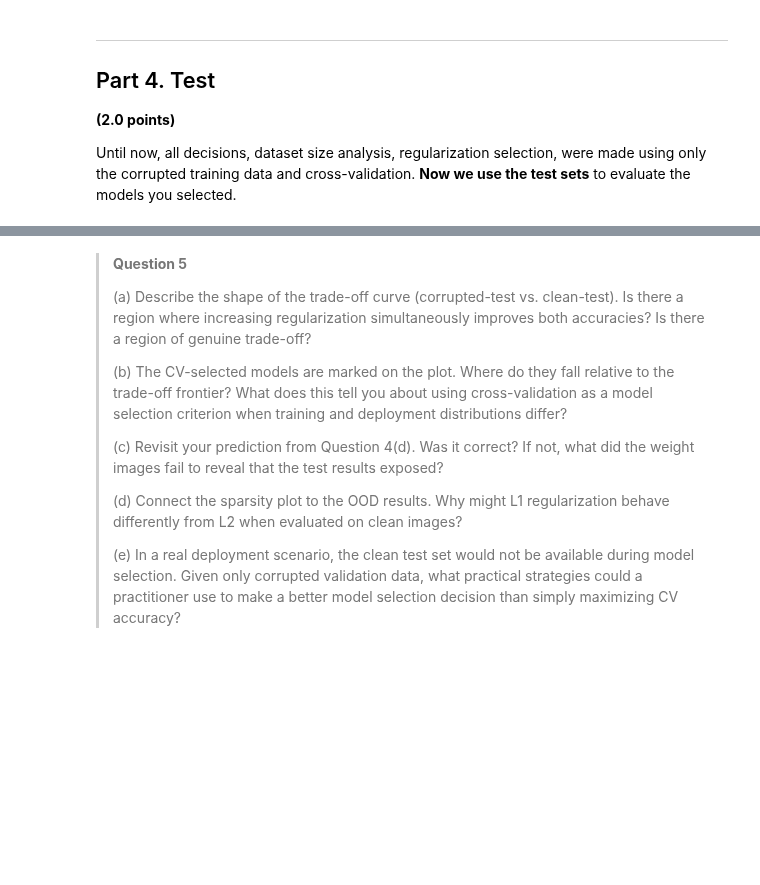
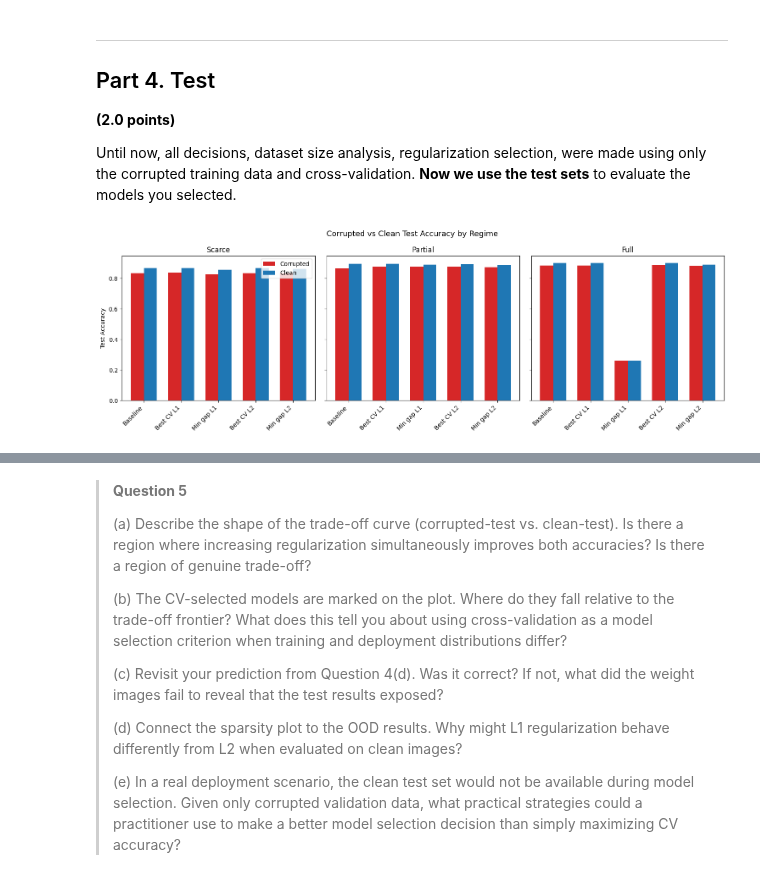
Before and after one commit to thidorta/mc886-projects, a Jupyter notebook: project2/mc886_1s2025_assignment_2.ipynb, the cells around one changed output, grey strips where cells are left out. Cells and saved outputs as stored; diff of their text form; code cells hidden in the pictures; blank space fills up the shorter version.

```diff
--- a/project2/mc886_1s2025_assignment_2.ipynb
+++ b/project2/mc886_1s2025_assignment_2.ipynb
@@ -558,4 +703,87 @@ Inspect the weight images of your chosen models and describe what you observe.
 Until now, all decisions, dataset size analysis, regularization selection, were made using only the corrupted training data and cross-validation.
 **Now we use the test sets** to evaluate the models you selected.
 # %%
-# Load the test dataset and evaluate all the chosen models for each data regime
+X_test_corr = np.load("data/test/test_images.npy")
+y_test_corr = np.load("data/test/test_labels.npy")
+X_test_clean = np.load("data/test/clean_images.npy")
+y_test_clean = np.load("data/test/clean_labels.npy")
+
+X_test_corr_proc = preprocess_images(X_test_corr)
+X_test_clean_proc = preprocess_images(X_test_clean)
+
+X_test_corr_t, y_test_corr_t = to_torch(X_test_corr_proc, y_test_corr)
+X_test_clean_t, y_test_clean_t = to_torch(X_test_clean_proc, y_test_clean)
+
+rows = []
+for regime_name in ["Scarce", "Partial", "Full"]:
+    with torch.no_grad():
+        b_corr = accuracy(baseline_models[regime_name](X_test_corr_t), y_test_corr_t)
+        b_clean = accuracy(baseline_models[regime_name](X_test_clean_t), y_test_clean_t)
+    rows.append({
+        "Regime": regime_name, "Model": "Baseline", "lambda": 0.0,
+        "CV acc": round(cv_results[regime_name]["L1"][0.0], 4),
+        "Test corr": round(b_corr, 4), "Test clean": round(b_clean, 4),
+        "Gap": round(b_corr - b_clean, 4), "Criterion": "no reg"
+    })
+
+    for reg_type in ["L1", "L2"]:
+        best_lam = best_lambdas[regime_name][reg_type]
+        m = all_final_models[regime_name][reg_type][best_lam]
+        with torch.no_grad():
+            corr = accuracy(m(X_test_corr_t), y_test_corr_t)
+            clean = accuracy(m(X_test_clean_t), y_test_clean_t)
+        rows.append({
+            "Regime": regime_name, "Model": f"Best CV {reg_type}", "lambda": best_lam,
+            "CV acc": round(cv_results[regime_name][reg_type][best_lam], 4),
+            "Test corr": round(corr, 4), "Test clean": round(clean, 4),
+            "Gap": round(corr - clean, 4), "Criterion": "best CV"
+        })
+
+        all_gaps = []
+        for lam in lambda_values:
+            m_lam = all_final_models[regime_name][reg_type][lam]
+            with torch.no_grad():
+                c = accuracy(m_lam(X_test_corr_t), y_test_corr_t)
+                cl = accuracy(m_lam(X_test_clean_t), y_test_clean_t)
+            all_gaps.append((abs(c - cl), lam, c, cl))
+        all_gaps.sort()
+        _, min_lam, min_corr, min_clean = all_gaps[0]
+        rows.append({
+            "Regime": regime_name, "Model": f"Min gap {reg_type}", "lambda": min_lam,
+            "CV acc": round(cv_results[regime_name][reg_type][min_lam], 4),
+            "Test corr": round(min_corr, 4), "Test clean": round(min_clean, 4),
+            "Gap": round(min_corr - min_clean, 4), "Criterion": "smallest gap"
+        })
+
+df_results = pd.DataFrame(rows)
+
+# Generate a grouped bar chart
+fig, axs = plt.subplots(1, 3, figsize=(15, 5), sharey=True)
+
+models_order = ["Baseline", "Best CV L1", "Min gap L1", "Best CV L2", "Min gap L2"]
+x = np.arange(len(models_order))
+width = 0.35
+
+for i, regime_name in enumerate(["Scarce", "Partial", "Full"]):
+    ax = axs[i]
+    regime_df = df_results[df_results["Regime"] == regime_name].set_index("Model")
+    regime_df = regime_df.reindex(models_order)
+
+    rects1 = ax.bar(x - width/2, regime_df["Test corr"], width, label='Corrupted', color='tab:red')
+    rects2 = ax.bar(x + width/2, regime_df["Test clean"], width, label='Clean', color='tab:blue')
+
+    ax.set_title(regime_name)
+    ax.set_xticks(x)
+    ax.set_xticklabels(models_order, rotation=45, ha="right")
+
+    if i == 0:
+        ax.set_ylabel("Test Accuracy")
+        ax.legend()
+
+plt.suptitle("Corrupted vs Clean Test Accuracy by Regime", fontsize=13)
+plt.tight_layout()
+plt.show()
+
+print(df_results.to_string(index=False))
+# %% [output]
+[figure, added]
```
Also changed, not shown: parts of 7 cells of this notebook.
